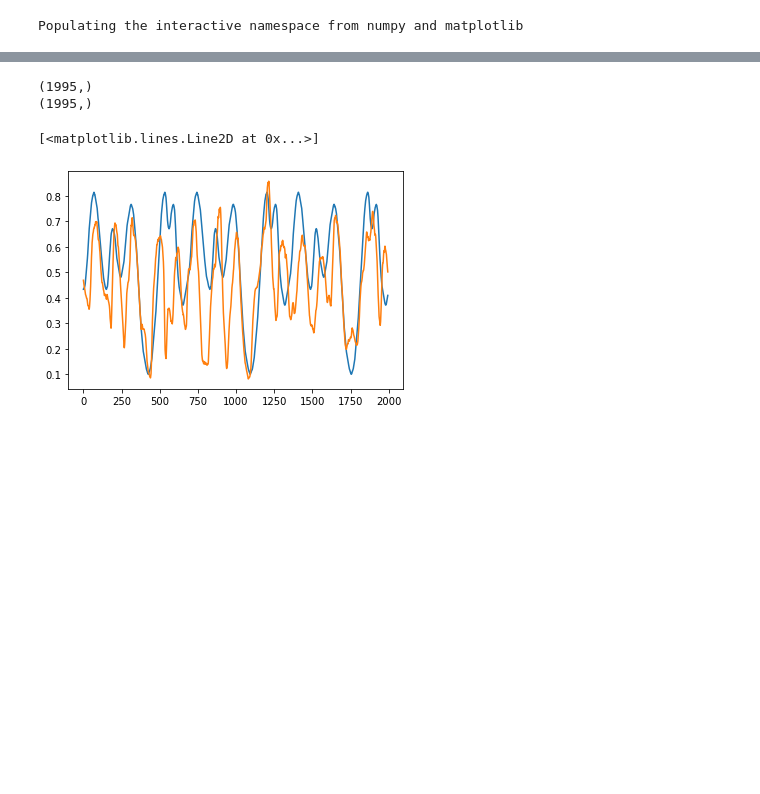
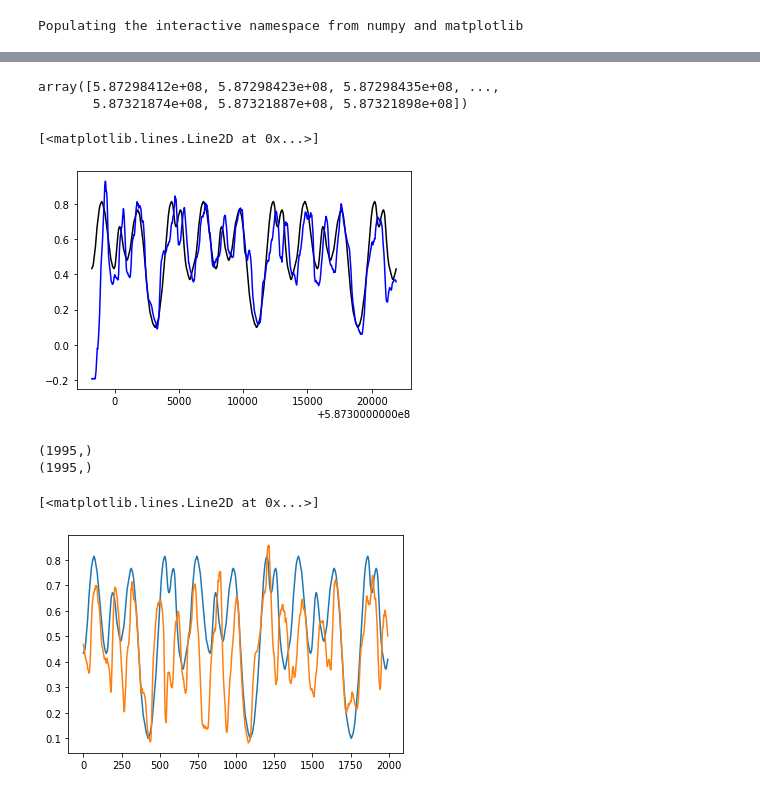
Before and after one commit to neuralabc/spft-java, a Jupyter notebook: spft/2022_06_Trial_by_trial_Bx.ipynb, the cells around one changed output, grey strips where cells are left out. Cells and saved outputs as stored; diff of their text form; code cells hidden in the pictures; blank space fills up the shorter version.

```diff
--- a/spft/2022_06_Trial_by_trial_Bx.ipynb
+++ b/spft/2022_06_Trial_by_trial_Bx.ipynb
@@ -119,3 +190,18 @@ end-start
+# %%
+ref_vals_interp.shape
+snipped_ref_vals.shape
+snipped_for_time
+# %% [output]
+array([5.87298412e+08, 5.87298423e+08, 5.87298435e+08, ...,
+       5.87321874e+08, 5.87321887e+08, 5.87321898e+08])
+# %%
+plt.figure()
+plt.plot(for_time,ref_vals_interp,'k-',label='reference')
+plt.plot(for_time,for_vals,'b-',label='force')
+# plt.plot(snipped_for_time,snipped_for_vals,'r-',label='aligned force')
+# %% [output]
+[<matplotlib.lines.Line2D at 0x...>]
+[figure, added]
 # %%
 
 
```
Also changed, not shown: parts of 8 cells of this notebook.
